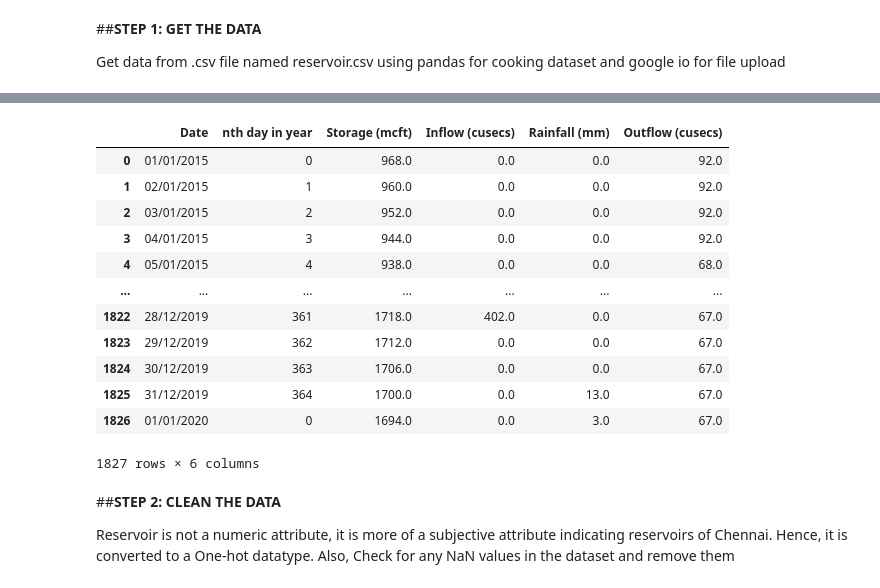
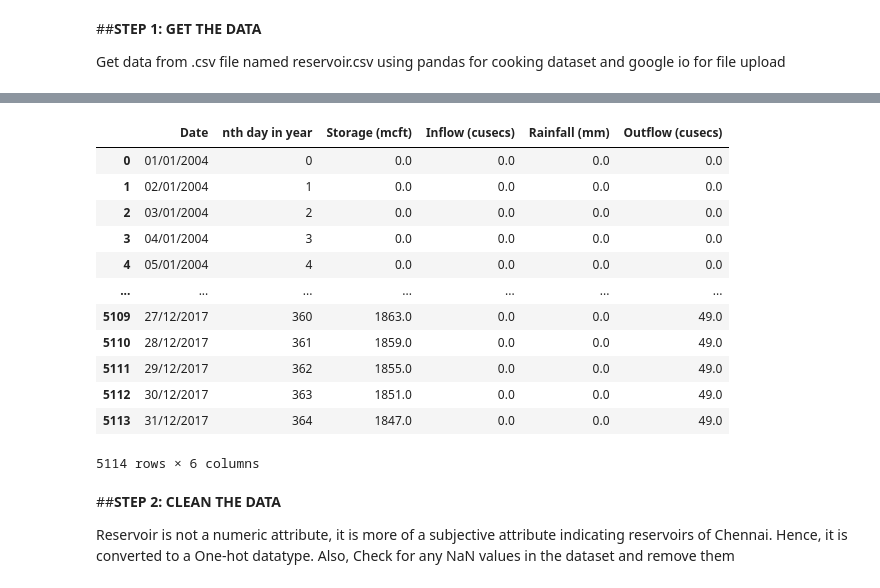
Before and after one commit to rahulk786/CWSM, a Jupyter notebook: cwsm_indu.ipynb, the cells around one changed output, grey strips where cells are left out. Drawn from its saved outputs; the diff is of its cells as text; code cells hidden in the pictures.

```diff
--- a/cwsm_indu.ipynb
+++ b/cwsm_indu.ipynb
@@ -205,21 +213,21 @@ Saving reversoir-Chembarambaakam.csv to reversoir-Chembarambaakam (1).csv
 # %%
 import io
-dataset=pd.read_csv(io.BytesIO(uploaded['reversoir-Chembarambaakam.csv']),na_values=-1)#reserve
+dataset=pd.read_csv(io.BytesIO(uploaded['reverse_df.xlsx - Chembarambaakam.csv']),na_values=-1)#reserve
 dataset
 # %% [output]
 |  | Date | nth day in year | Storage (mcft) | Inflow (cusecs) | Rainfall (mm) | Outflow (cusecs) |
-| 0 | 01/01/2015 | 0 | 968.0 | 0.0 | 0.0 | 92.0 |
-| 1 | 02/01/2015 | 1 | 960.0 | 0.0 | 0.0 | 92.0 |
-| 2 | 03/01/2015 | 2 | 952.0 | 0.0 | 0.0 | 92.0 |
-| 3 | 04/01/2015 | 3 | 944.0 | 0.0 | 0.0 | 92.0 |
-| 4 | 05/01/2015 | 4 | 938.0 | 0.0 | 0.0 | 68.0 |
+| 0 | 01/01/2004 | 0 | 0.0 | 0.0 | 0.0 | 0.0 |
+| 1 | 02/01/2004 | 1 | 0.0 | 0.0 | 0.0 | 0.0 |
+| 2 | 03/01/2004 | 2 | 0.0 | 0.0 | 0.0 | 0.0 |
+| 3 | 04/01/2004 | 3 | 0.0 | 0.0 | 0.0 | 0.0 |
+| 4 | 05/01/2004 | 4 | 0.0 | 0.0 | 0.0 | 0.0 |
 | ... | ... | ... | ... | ... | ... | ... |
-| 1822 | 28/12/2019 | 361 | 1718.0 | 402.0 | 0.0 | 67.0 |
-| 1823 | 29/12/2019 | 362 | 1712.0 | 0.0 | 0.0 | 67.0 |
-| 1824 | 30/12/2019 | 363 | 1706.0 | 0.0 | 0.0 | 67.0 |
-| 1825 | 31/12/2019 | 364 | 1700.0 | 0.0 | 13.0 | 67.0 |
-| 1826 | 01/01/2020 | 0 | 1694.0 | 0.0 | 3.0 | 67.0 |
+| 5109 | 27/12/2017 | 360 | 1863.0 | 0.0 | 0.0 | 49.0 |
+| 5110 | 28/12/2017 | 361 | 1859.0 | 0.0 | 0.0 | 49.0 |
+| 5111 | 29/12/2017 | 362 | 1855.0 | 0.0 | 0.0 | 49.0 |
+| 5112 | 30/12/2017 | 363 | 1851.0 | 0.0 | 0.0 | 49.0 |
+| 5113 | 31/12/2017 | 364 | 1847.0 | 0.0 | 0.0 | 49.0 |
-1827 rows × 6 columns
+5114 rows × 6 columns
 # %% [markdown]
 ##**STEP 2: CLEAN THE DATA**
 
```
Also changed, not shown: parts of 24 cells of this notebook.
